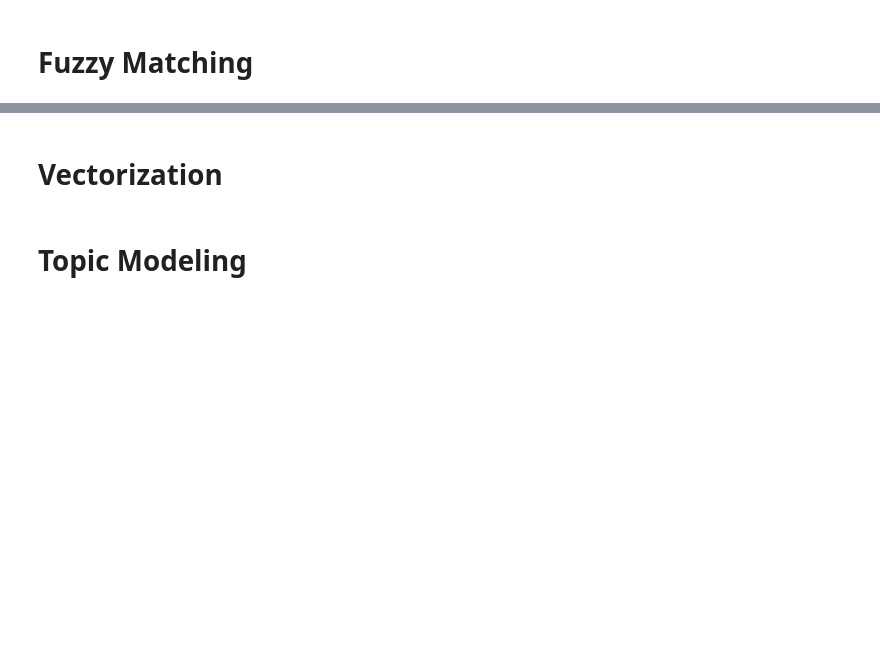
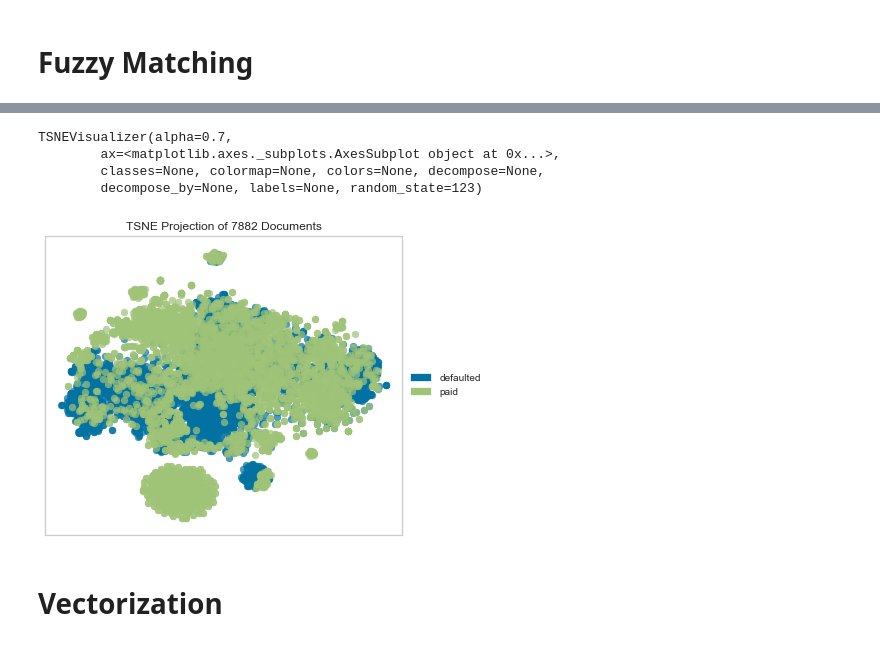
Before and after one commit to stepthom/sandbox, a Jupyter notebook: slides_preprocessing.ipynb, the cells around one changed output, grey strips where cells are left out. Cells and saved outputs as stored; diff of their text form; code cells hidden in the pictures; blank space fills up the shorter version.

```diff
--- a/slides_preprocessing.ipynb
+++ b/slides_preprocessing.ipynb
@@ -254,4 +411,14 @@ tokens = nltk.word_tokenize("My name is Steve, and I am a good chef.".lower())
+# %%
+from yellowbrick.text import TSNEVisualizer
+
+tsne = TSNEVisualizer(random_state=123)
+tsne.fit(dtm_tf, kiva_df['status'])
+tsne.poof()
+# %% [output]
+TSNEVisualizer(alpha=0.7,
+        ax=<matplotlib.axes._subplots.AxesSubplot object at 0x...>,
+        classes=None, colormap=None, colors=None, decompose=None,
+        decompose_by=None, labels=None, random_state=123)
+[figure, added]
 # %% [markdown]
 # Vectorization
-# %% [markdown]
-# Topic Modeling
```
Also changed, not shown: parts of 38 cells of this notebook, 1 other file.
